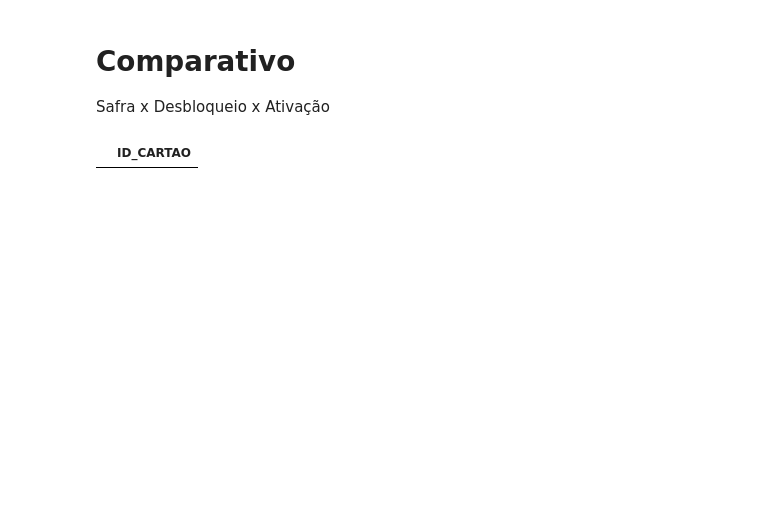
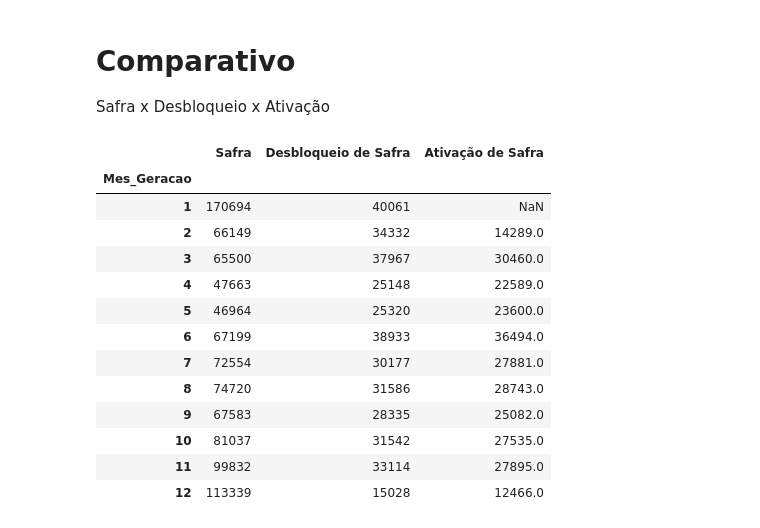
Before and after one commit to FelipeGBarreto/Projects, a Jupyter notebook: Rascunho.ipynb, the cells around one changed output. Cells and saved outputs as stored; diff of their text form; code cells hidden in the pictures; blank space fills up the shorter version.

```diff
--- a/Rascunho.ipynb
+++ b/Rascunho.ipynb
@@ -217,8 +235,23 @@ ativacao_safra.T
 # Comparativo
 
 Safra x Desbloqueio x Ativação
-# %%
-comparativo = safra.merge(desbloqueio_safra, how='inner', on='ID_CARTAO')
-comparativo
-# %% [output]
-|  | ID_CARTAO |
+# %%
+comparativo = safra.merge(desbloqueio_safra, how='left', on='Mes_Geracao')
+comparativo = comparativo.merge(ativacao_safra, how='left', on='Mes_Geracao')
+comparativo = comparativo.rename(columns={"ID_CARTAO_x":"Safra","ID_CARTAO_y":"Desbloqueio de Safra","ID_CARTAO":"Ativação de Safra"})
+comparativo
+# %% [output]
+|  | Safra | Desbloqueio de Safra | Ativação de Safra |
+| Mes_Geracao |  |  |  |
+| 1 | 170694 | 40061 | NaN |
+| 2 | 66149 | 34332 | 14289.0 |
+| 3 | 65500 | 37967 | 30460.0 |
+| 4 | 47663 | 25148 | 22589.0 |
+| 5 | 46964 | 25320 | 23600.0 |
+| 6 | 67199 | 38933 | 36494.0 |
+| 7 | 72554 | 30177 | 27881.0 |
+| 8 | 74720 | 31586 | 28743.0 |
+| 9 | 67583 | 28335 | 25082.0 |
+| 10 | 81037 | 31542 | 27535.0 |
+| 11 | 99832 | 33114 | 27895.0 |
+| 12 | 113339 | 15028 | 12466.0 |
```
Also changed, not shown: parts of 3 cells of this notebook.
